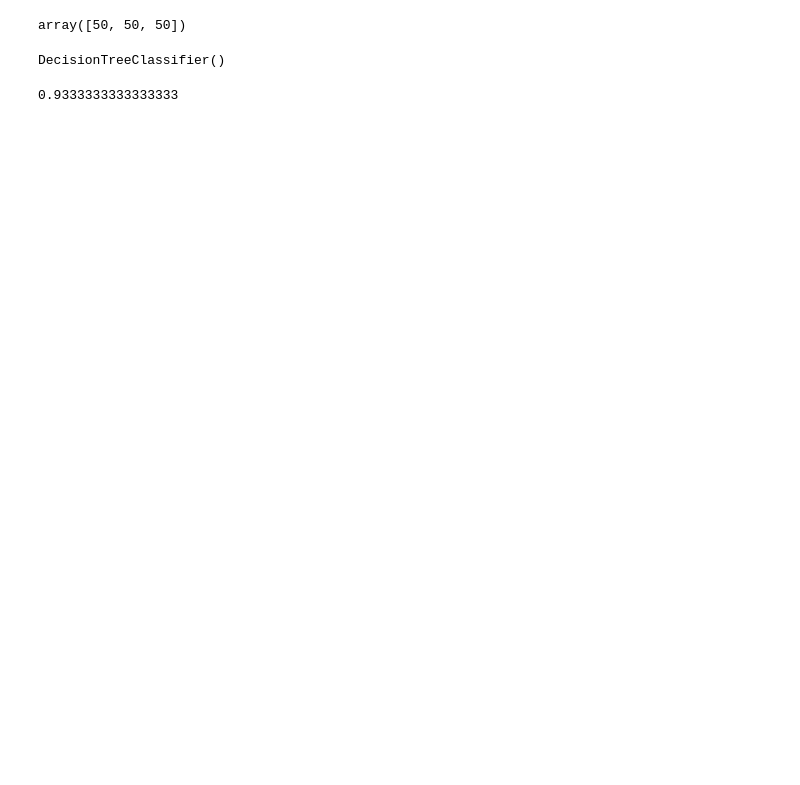
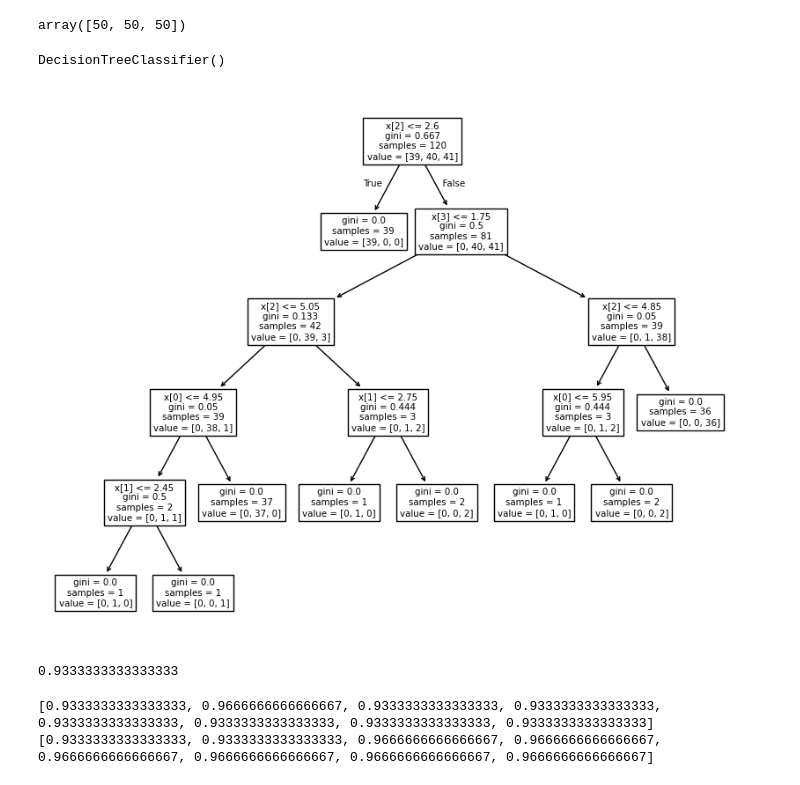
Before and after one commit to JWulfran/Machine-learning, a Jupyter notebook: Classification_tree.ipynb, the cells around one changed output. Cells and saved outputs as stored; diff of their text form; code cells hidden in the pictures; blank space fills up the shorter version.

Commit message:
Classification tree 1er commit

```diff
--- a/Classification_tree.ipynb
+++ b/Classification_tree.ipynb
@@ -25,3 +27,10 @@ DecisionTreeClassifier()
+# %%
+# Visualisation de l'arbre
+plt.figure(figsize = (10,8))
+plot_tree(model_tree)
+plt.show()
+# %% [output]
+[figure, added]
 # %%
 accuracy_tree_test = model_tree.score(X_test,y_test)
 print(accuracy_tree_test)
@@ -29,0 +52,6 @@ print(accuracy_tree_test)
+# %%
+print(mdepth)
+print(msplit)
+# %% [output]
+[0.9333333333333333, 0.9666666666666667, 0.9333333333333333, 0.9333333333333333, 0.9333333333333333, 0.9333333333333333, 0.9333333333333333, 0.9333333333333333]
+[0.9333333333333333, 0.9333333333333333, 0.9666666666666667, 0.9666666666666667, 0.9666666666666667, 0.9666666666666667, 0.9666666666666667, 0.9666666666666667]
```
Also changed, not shown: parts of 4 cells of this notebook.
